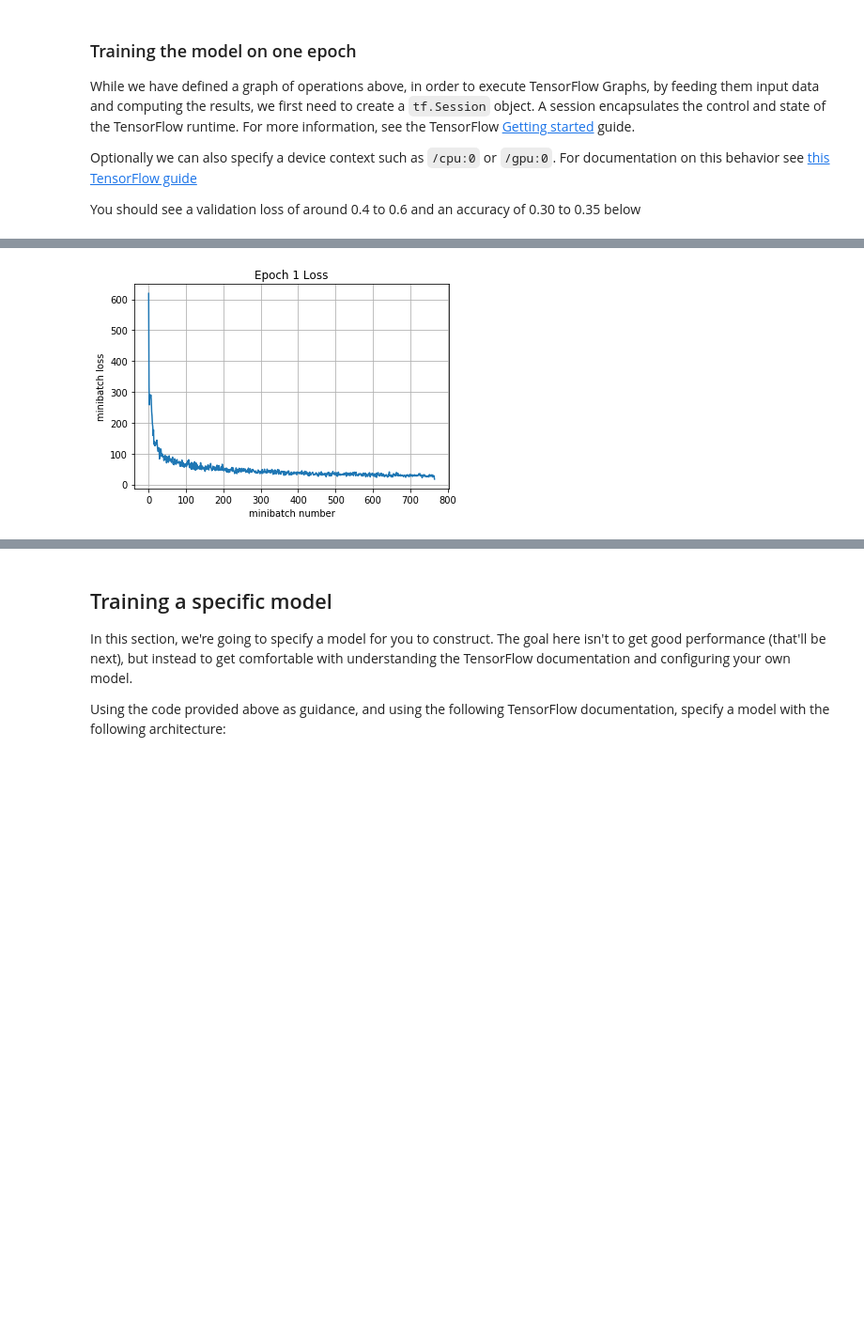
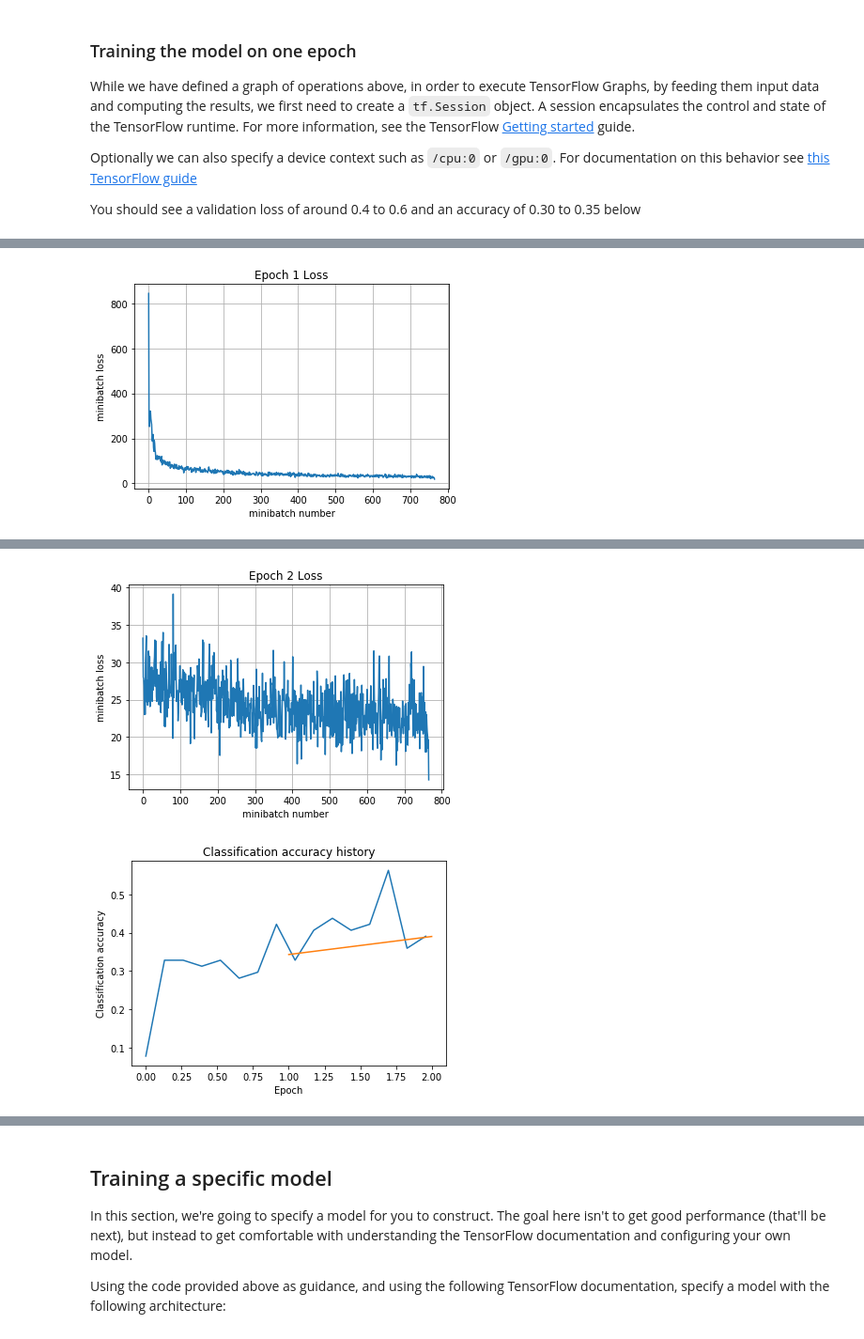
Before and after one commit to smeenehan/CS231n, a Jupyter notebook: assignment2/TensorFlow.ipynb, the cells around one changed output, grey strips where cells are left out. Shown at 94% size. Drawn from its saved outputs; the diff is of its cells as text; code cells hidden in the pictures; blank space fills up the shorter version.

Commit message:
TensorFlow section completed. Final validation/test accuracy around 75%. Plenty of room for improvement, but for the moment I think this is reasonable

```diff
--- a/assignment2/TensorFlow.ipynb
+++ b/assignment2/TensorFlow.ipynb
@@ -153,7 +153,8 @@ You should see a validation loss of around 0.4 to 0.6 and an accuracy of 0.30 to
 # %%
 def run_model(session, predict, loss_val, Xd, yd,
               epochs=1, batch_size=64, print_every=100,
-              training=None, plot_losses=False):
+              training=None, plot_losses=False, plot_accuracy = False,
+              X_val=None, y_val=None):
     # have tensorflow compute accuracy
     correct_prediction = tf.equal(tf.argmax(predict,1), y)
     accuracy = tf.reduce_mean(tf.cast(correct_prediction, tf.float32))
@@ -163,6 +164,7 @@ def run_model(session, predict, loss_val, Xd, yd,
     np.random.shuffle(train_indicies)
 
     training_now = training is not None
+    validation = X_val is not None
 
     # setting up variables we want to compute (and optimizing)
     # if we have a training function, add that to things we compute
@@ -172,12 +174,17 @@ def run_model(session, predict, loss_val, Xd, yd,
 
     # counter
     iter_cnt = 0
+    train_accuracy = []
+    train_xvals = []
+    val_accuracy = []
+    val_xvals = [1+x for x in range(epochs)]
     for e in range(epochs):
         # keep track of losses and accuracy
         correct = 0
         losses = []
+        num_batches = int(math.ceil(Xd.shape[0]/batch_size))
         # make sure we iterate over the dataset once
-        for i in range(int(math.ceil(Xd.shape[0]/batch_size))):
+        for i in range(num_batches):
             # generate indicies for the batch
             start_idx = (i*batch_size)%Xd.shape[0]
             idx = train_indicies[start_idx:start_idx+batch_size]
@@ -197,6 +204,10 @@ def run_model(session, predict, loss_val, Xd, yd,
             losses.append(loss*actual_batch_size)
             correct += np.sum(corr)
 
+            if (iter_cnt % print_every) == 0:
+                train_accuracy.append(np.sum(corr)/actual_batch_size)
+                train_xvals.append(e+i/num_batches)
+
             # print every now and then
             if training_now and (iter_cnt % print_every) == 0:
                 print("Iteration {0}: with minibatch training loss = {1:.3g} and accuracy of {2:.2g}"\
@@ -204,8 +215,21 @@ def run_model(session, predict, loss_val, Xd, yd,
             iter_cnt += 1
         total_correct = correct/Xd.shape[0]
         total_loss = np.sum(losses)/Xd.shape[0]
-        print("Epoch {2}, Overall loss = {0:.3g} and accuracy of {1:.3g}"\
-              .format(total_loss,total_correct,e+1))
+        if not validation:
+            print("Epoch {2}, Overall loss = {0:.3g}, training accuracy of {1:.3g}"\
+                  .format(total_loss, total_correct, e+1))
+        else:
+            # compute accuracy on the validation set every epoch, if we have it
+            feed_dict = {X: X_val,
+                         y: y_val,
+                         is_training: False }
+            val_size = y_val.shape[0]
+            corr = session.run(correct_prediction,feed_dict=feed_dict)
+            val_correct = np.sum(corr)/val_size
+            val_accuracy.append(val_correct)
+            print("Epoch {3}, Overall loss = {0:.3g}, training accuracy of {1:.3g}, validation accuracy of {2:.3g}"\
+                  .format(total_loss, total_correct, val_correct, e+1))
+
         if plot_losses:
             plt.plot(losses)
             plt.grid(True)
@@ -213,13 +237,22 @@ def run_model(session, predict, loss_val, Xd, yd,
             plt.xlabel('minibatch number')
             plt.ylabel('minibatch loss')
             plt.show()
+
+    if plot_accuracy:
+        plt.plot(train_xvals, train_accuracy, label='train')
+        if validation:
+            plt.plot(val_xvals, val_accuracy, label='val')
+        plt.title('Classification accuracy history')
+        plt.xlabel('Epoch')
+        plt.ylabel('Classification accuracy')
+        plt.show()
     return total_loss,total_correct
 
 with tf.Session() as sess:
     with tf.device("/cpu:0"): #"/cpu:0" or "/gpu:0"
         sess.run(tf.global_variables_initializer())
         print('Training')
-        run_model(sess,y_out,mean_loss,X_train,y_train,1,64,100,train_step,True)
+        run_model(sess,y_out,mean_loss,X_train,y_train,2,64,100,train_step,True,True,X_val,y_val)
         print('Validation')
         run_model(sess,y_out,mean_loss,X_val,y_val,1,64)
 # %% [output]
@@ -236 +269 @@ Epoch 1, Overall loss = 0.756 and accuracy of 0.314
-[figure, old version]
+[figure, new version]
@@ -238,0 +279,2 @@ Epoch 1, Overall loss = 0.431 and accuracy of 0.364
+[figure, added]
+[figure, added]
```
Also changed, not shown: parts of 16 cells of this notebook.
